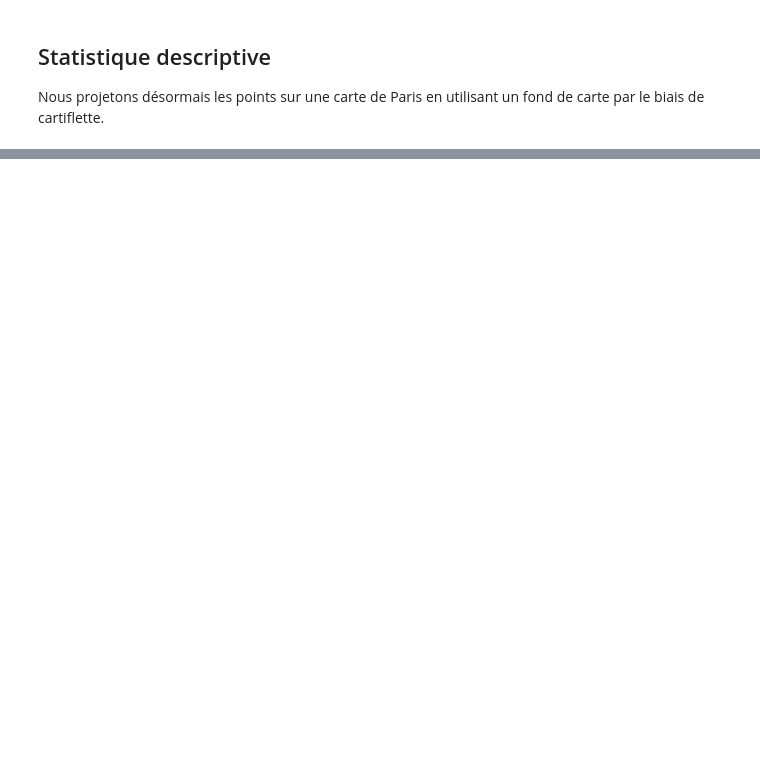
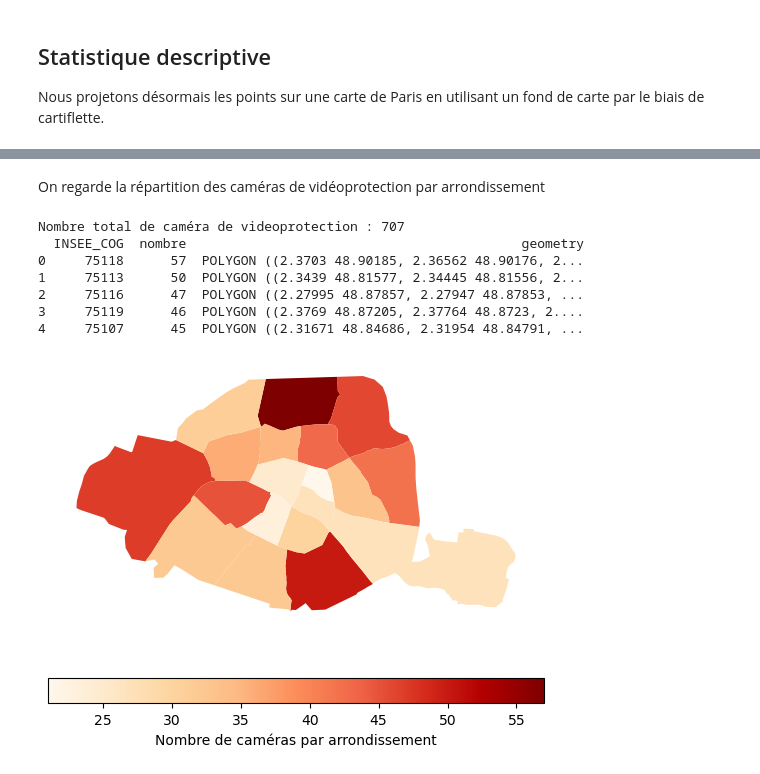
Before and after one commit to Yasmxne/Projet-Python-pour-la-Data-Science, a Jupyter notebook: exploration_videoprotection.ipynb, the cells around one changed output, grey strips where cells are left out. Cells and saved outputs as stored; diff of their text form; code cells hidden in the pictures; blank space fills up the shorter version.

Commit message:
Création de carte par arrondissement

```diff
--- a/exploration_videoprotection.ipynb
+++ b/exploration_videoprotection.ipynb
@@ -66,14 +66,12 @@ Une colonne indiquant les arrondissements est également ajoutée pour harmonise
 def extraire_arrondissement(code_postal):
     try:
         arrondissement = int(code_postal[-2:])  # Récupérer les deux derniers chiffres
-        return f"Arrondissement {arrondissement:02d}"
+        return f"751{arrondissement:02d}"
     except ValueError:
         return "Arrondissement inconnu"  # Gérer les cas où le code postal est invalide
 
-# Ajouter la colonne 'Arrondissement'
-gdf_videoprotection['lib_region'] = gdf_videoprotection['Code postal'].apply(extraire_arrondissement)
-
-# Afficher le DataFrame résultant
+# Ajouter la colonne 'INSEE_COG'
+gdf_videoprotection['INSEE_COG'] = gdf_videoprotection['Code postal'].apply(extraire_arrondissement)
 gdf_videoprotection.head(5)
 # %% [output]
 |  | __id | Code postal | Numéro | Implantation | Précision de l’implantation | Date de mise en service | lon | ... |
@@ -136 +135,36 @@ gdf.plot(ax=base, color = "red", alpha = 0.2)
 [figure]
+# %% [markdown]
+On regarde la répartition des caméras de vidéoprotection par arrondissement
+# %%
+
+
+print(f"Nombre total de caméra de videoprotection : {gdf_videoprotection.shape[0]}")
+
+couverture_videoprotection_par_arrondissement = gdf_videoprotection['INSEE_COG'].value_counts()
+
+df_couverture_videoprotection_par_arrondissement = couverture_videoprotection_par_arrondissement.reset_index()
+df_couverture_videoprotection_par_arrondissement.columns = ['INSEE_COG', 'nombre']
+
+#Ajout des geometry aux arrondissements en récupérant les données de arr_borders
+
+df_couverture_videoprotection_par_arrondissement = df_couverture_videoprotection_par_arrondissement.merge(arr_borders[['INSEE_COG', 'geometry']], on='INSEE_COG', how='left')
+gdf_couverture_videoprotection_par_arrondissement = gpd.GeoDataFrame(df_couverture_videoprotection_par_arrondissement,geometry='geometry')
+print(gdf_couverture_videoprotection_par_arrondissement.head(5))
+
+
+carte_repartition_camera = gdf_couverture_videoprotection_par_arrondissement.plot(
+    column = 'nombre',
+    cmap='OrRd',
+    legend=True,
+    legend_kwds={"label": "Nombre de caméras par arrondissement", "orientation": "horizontal"},
+)
+carte_repartition_camera.set_axis_off()
+# %% [output]
+Nombre total de caméra de videoprotection : 707
+  INSEE_COG  nombre                                           geometry
+0     75118      57  POLYGON ((2.3703 48.90185, 2.36562 48.90176, 2...
+1     75113      50  POLYGON ((2.3439 48.81577, 2.34445 48.81556, 2...
+2     75116      47  POLYGON ((2.27995 48.87857, 2.27947 48.87853, ...
+3     75119      46  POLYGON ((2.3769 48.87205, 2.37764 48.8723, 2....
+4     75107      45  POLYGON ((2.31671 48.84686, 2.31954 48.84791, ...
+[figure, added]
```
Also changed, not shown: parts of 3 cells of this notebook.
